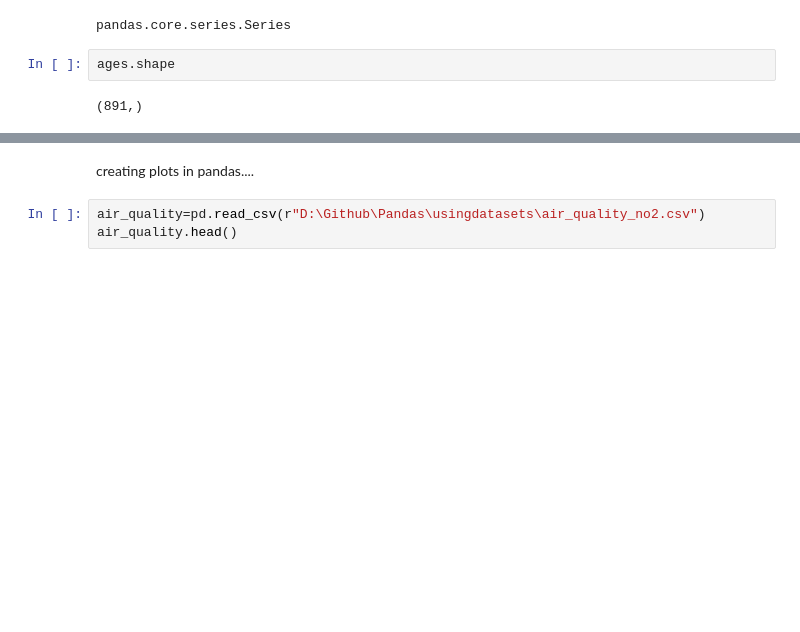
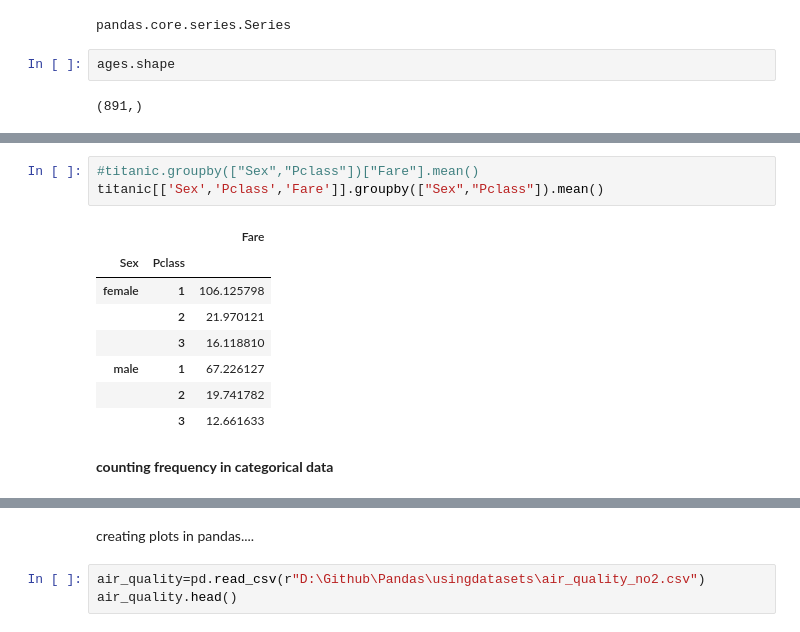
Before and after one commit to Dipendra1999/Pandas, a Jupyter notebook: quickstartPandas.ipynb, the cells around one changed output, grey strips where cells are left out. Drawn from its saved outputs; the diff is of its cells as text; blank space fills up the shorter version.

```diff
--- a/quickstartPandas.ipynb
+++ b/quickstartPandas.ipynb
@@ -230,0 +290,14 @@ ages.shape
+# %%
+#titanic.groupby(["Sex","Pclass"])["Fare"].mean()
+titanic[['Sex','Pclass','Fare']].groupby(["Sex","Pclass"]).mean()
+# %% [output]
+|  |  | Fare |
+| Sex | Pclass |  |
+| female | 1 | 106.125798 |
+|  | 2 | 21.970121 |
+|  | 3 | 16.118810 |
+| male | 1 | 67.226127 |
+|  | 2 | 19.741782 |
+|  | 3 | 12.661633 |
+# %% [markdown]
+**counting frequency in categorical data**
```
Also changed, not shown: parts of 10 cells of this notebook, 1 other file.
